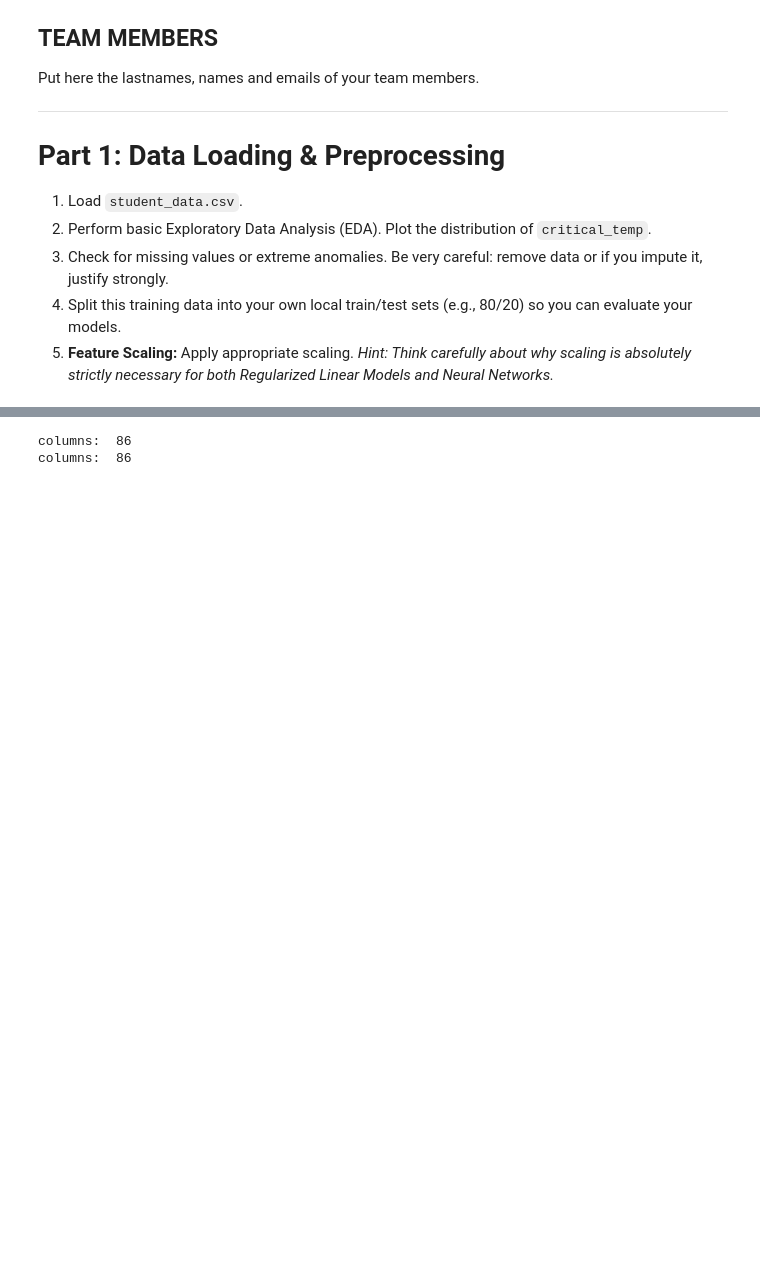
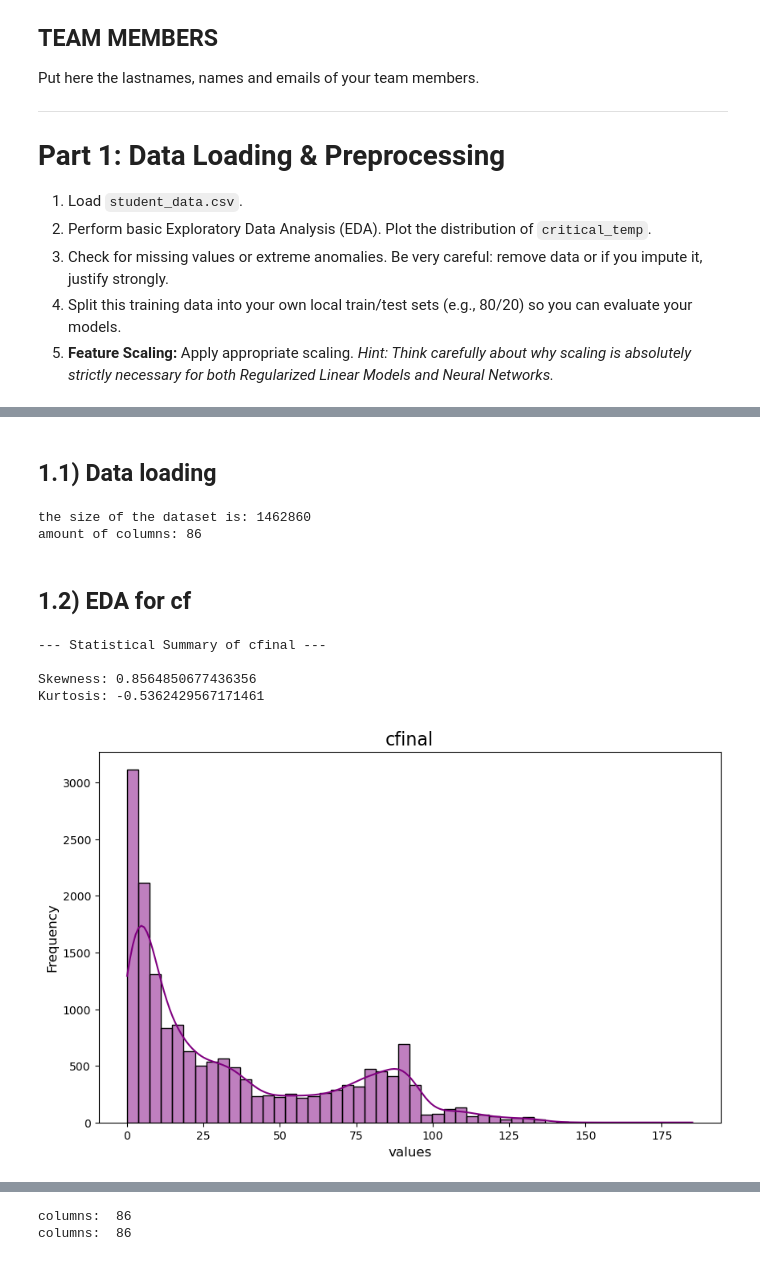
Before and after one commit to AlejoProjects/ML_project_part_1, a Jupyter notebook: SubmissionTemplate.ipynb, the cells around one changed output, grey strips where cells are left out. Saved outputs shown, nothing was run; the diff lists cells and outputs as text; code cells hidden in the pictures; blank space fills up the shorter version.

```diff
--- a/SubmissionTemplate.ipynb
+++ b/SubmissionTemplate.ipynb
@@ -65,0 +22,28 @@ Kurtosis: 2.20364527480232
+# %% [markdown]
+## 1.1) Data loading
+# %%
+import matplotlib.pyplot as plt
+import pandas as pd
+import numpy as np
+import seaborn as sns
+import functions as f
+
+path = './data/student_data.csv'
+df = pd.read_csv(path)
+print("the size of the dataset is:", np.size(df))
+df.head()
+print("amount of columns:", df.columns.size)
+# %% [output]
+the size of the dataset is: 1462860
+amount of columns: 86
+# %% [markdown]
+## 1.2) EDA for cf
+# %%
+column = 'cfinal'
+f.eda_info(df[column],column)
+# %% [output]
+--- Statistical Summary of cfinal ---
+
+Skewness: 0.8564850677436356
+Kurtosis: -0.5362429567171461
+[figure, added]
```
Also changed, not shown: parts of 26 cells of this notebook, 3 other files.
